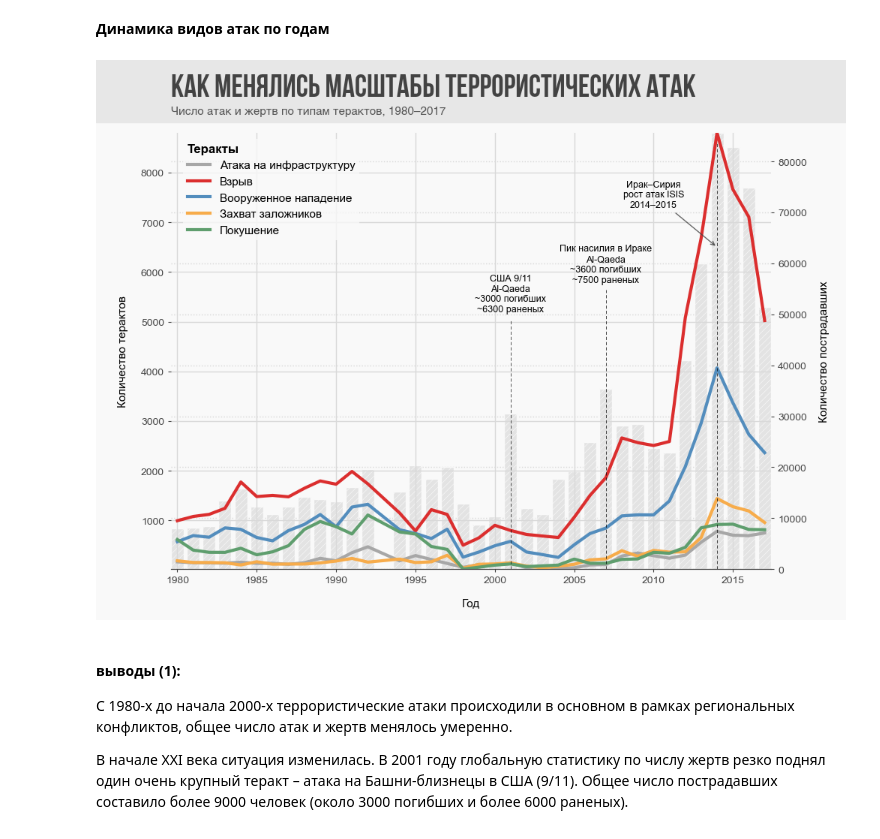
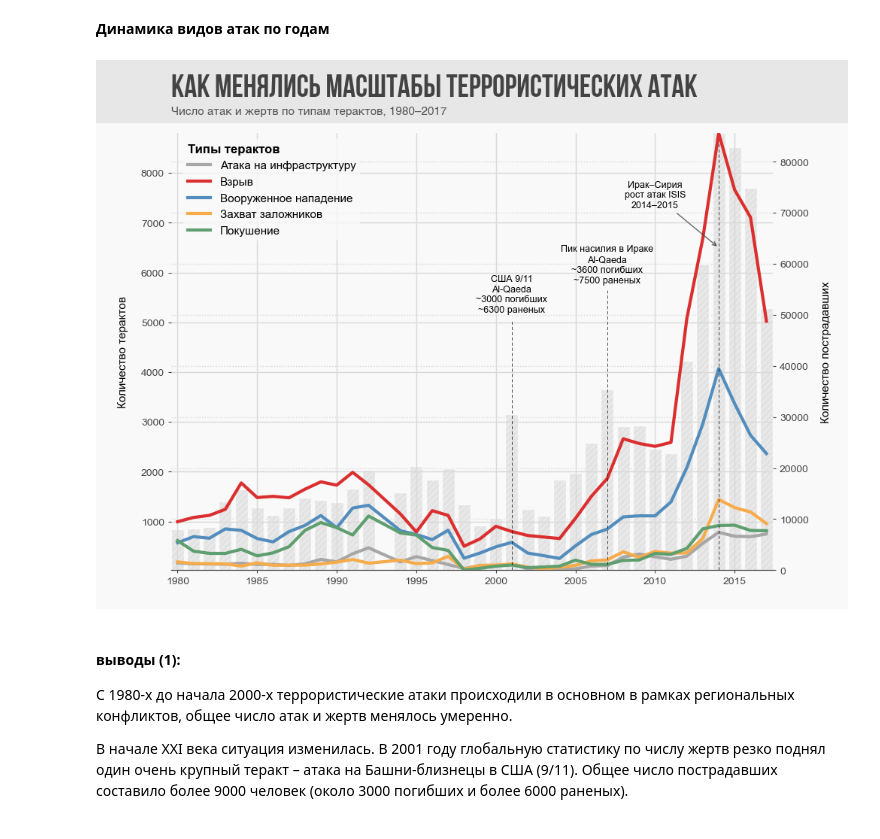
Before and after one commit to niki3080/EDA_Terrorism_ds, a Jupyter notebook: notebooks/02_EDA.ipynb, the cells around one changed output. Cells and saved outputs as stored; diff of their text form; code cells hidden in the pictures.

Commit message:
update EDA plots and notebook

```diff
--- a/notebooks/02_EDA.ipynb
+++ b/notebooks/02_EDA.ipynb
@@ -96,7 +96,8 @@ ax2.bar(
     victim_total_by_year['year'],
     victim_total_by_year['victims'],
     color="#E3E3E3", alpha=1, width=0.8,
-    hatch="////", edgecolor="#f9f9f9",)
+    hatch="////", edgecolor="#f9f9f9",
+    label="∑ пострадавших в год")
 
 # lineplot: динамика типов терактов
 sb.lineplot(
@@ -110,36 +111,54 @@ sb.lineplot(
 ax1.axvline(2001, ymax=0.57, color="black", linestyle="--", linewidth=0.5)
 ax1.axvline(2007, ymax=0.64, color="black", linestyle="--", linewidth=0.5)
 ax1.axvline(2014, ymax=0.98, color="black", linestyle="--", linewidth=0.5)
 
 ax1.text(2001, 5200, "США 9/11\nAl-Qaeda\n~3000 погибших\n~6300 раненых", ha="center", fontsize=9)
 ax1.text(2007, 5800, "Пик насилия в Ираке\nAl-Qaeda\n~3600 погибших\n~7500 раненых", ha="center", fontsize=9)
 
 ax1.annotate(
     "Ирак–Сирия\nрост атак ISIS\n2014–2015",
     xy=(2014, 6500),
     xytext=(2010, 7300),
     fontsize=9,
     ha="center",
     arrowprops=dict(arrowstyle="->", lw=1, color="#444444", alpha=0.8)
 )
 
 ax1.grid(True, linestyle="-")
 ax2.grid(True, linestyle=":")
 
-ax1.set_xlabel("Год\n")
+ax1.set_xlabel(" ")
 ax1.set_ylabel("Количество терактов")
 ax2.set_ylabel("Количество пострадавших")
 
-style_legend(ax1, 'Теракты', alpha=0.8, loc='tl', shift_x=0.01)
+# патч для легенды барплота
+# from matplotlib.patches import Patch
+
+# handles, labels = ax1.get_legend_handles_labels()
+
+# victims_patch = Patch(
+#     facecolor="#DDDDDD",
+#     edgecolor="#f9f9f9",
+#     hatch="////",
+#     label="∑ пострадавших в год"
+# )
+
+# handles.append(victims_patch)
+
+# ---------------------------------
+
+style_legend(ax1, 'Типы терактов', alpha=0.8, loc='tl', shift_x=0.01)
+style_legend(ax2, 'S ', alpha=0.8, loc='cl', shift_x=0.01)
+
 style_title(ax1, "Как менялись масштабы террористических атак",
                  "Число атак и жертв по типам терактов, 1980–2017")
 
 
 fig.savefig(os.path.join(path_to_save_images, f'{image_name_prefix}_image_1.png'),
                 dpi=300, bbox_inches="tight")
 plt.show()
 # %% [output]
-[figure, old version]
+[figure, new version]
 # %% [markdown]
 #### **выводы** (1):
 С 1980-х до начала 2000-х террористические атаки происходили в основном в рамках региональных конфликтов, общее число атак и жертв менялось умеренно.
```
Also changed, not shown: parts of 2 cells of this notebook, 5 other files.
